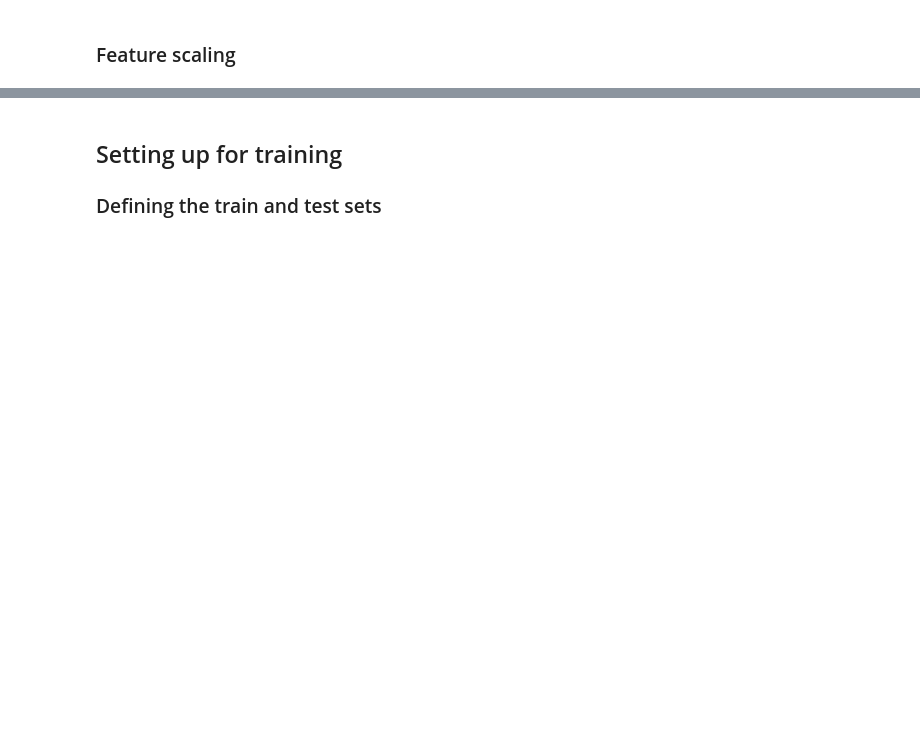
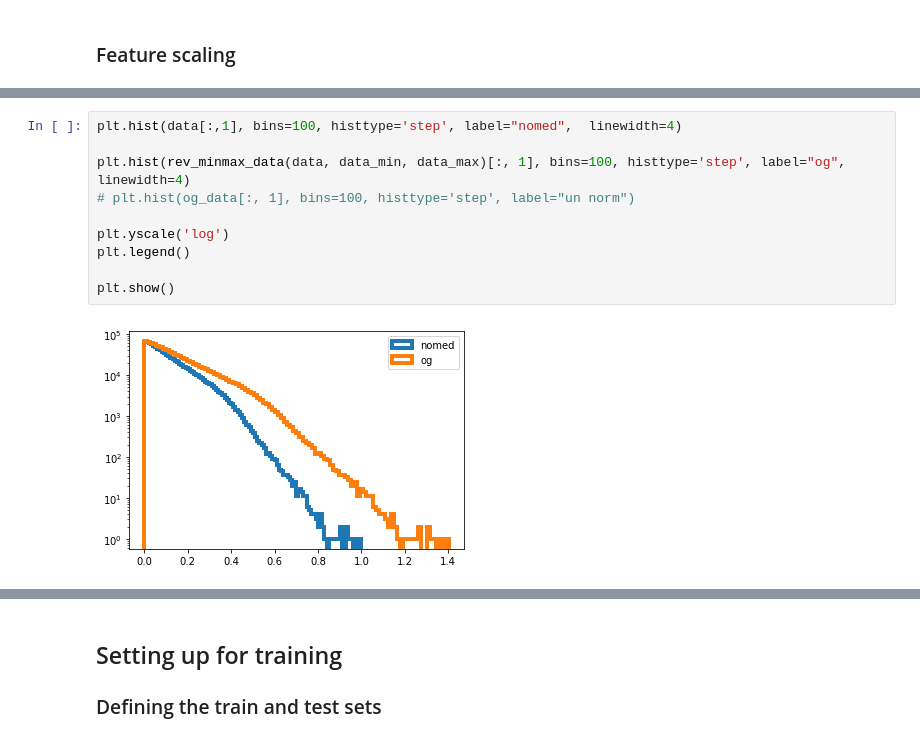
Before and after one commit to elhamekhoda/GAAnoDe, a Jupyter notebook: train_cvae.ipynb, the cells around one changed output, grey strips where cells are left out. Drawn from its saved outputs; the diff is of its cells as text; blank space fills up the shorter version.

```diff
--- a/train_cvae.ipynb
+++ b/train_cvae.ipynb
@@ -196,0 +249,12 @@ trainsize = outerdata_train.shape[0]
+# %%
+plt.hist(data[:,1], bins=100, histtype='step', label="nomed",  linewidth=4)
+
+plt.hist(rev_minmax_data(data, data_min, data_max)[:, 1], bins=100, histtype='step', label="og", linewidth=4)
+# plt.hist(og_data[:, 1], bins=100, histtype='step', label="un norm")
+
+plt.yscale('log')
+plt.legend()
+
+plt.show()
+# %% [output]
+[figure, added]
```
Also changed, not shown: parts of 66 cells of this notebook, 4 other files.
